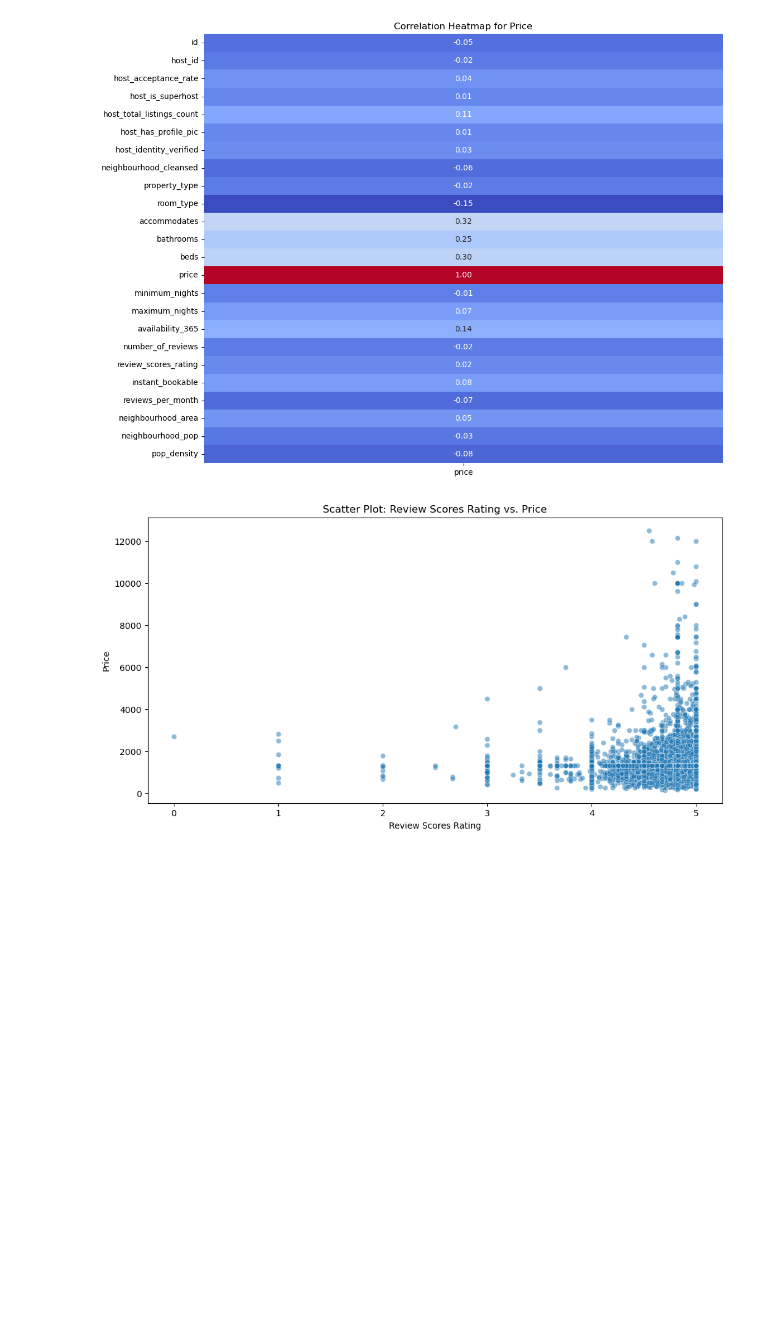
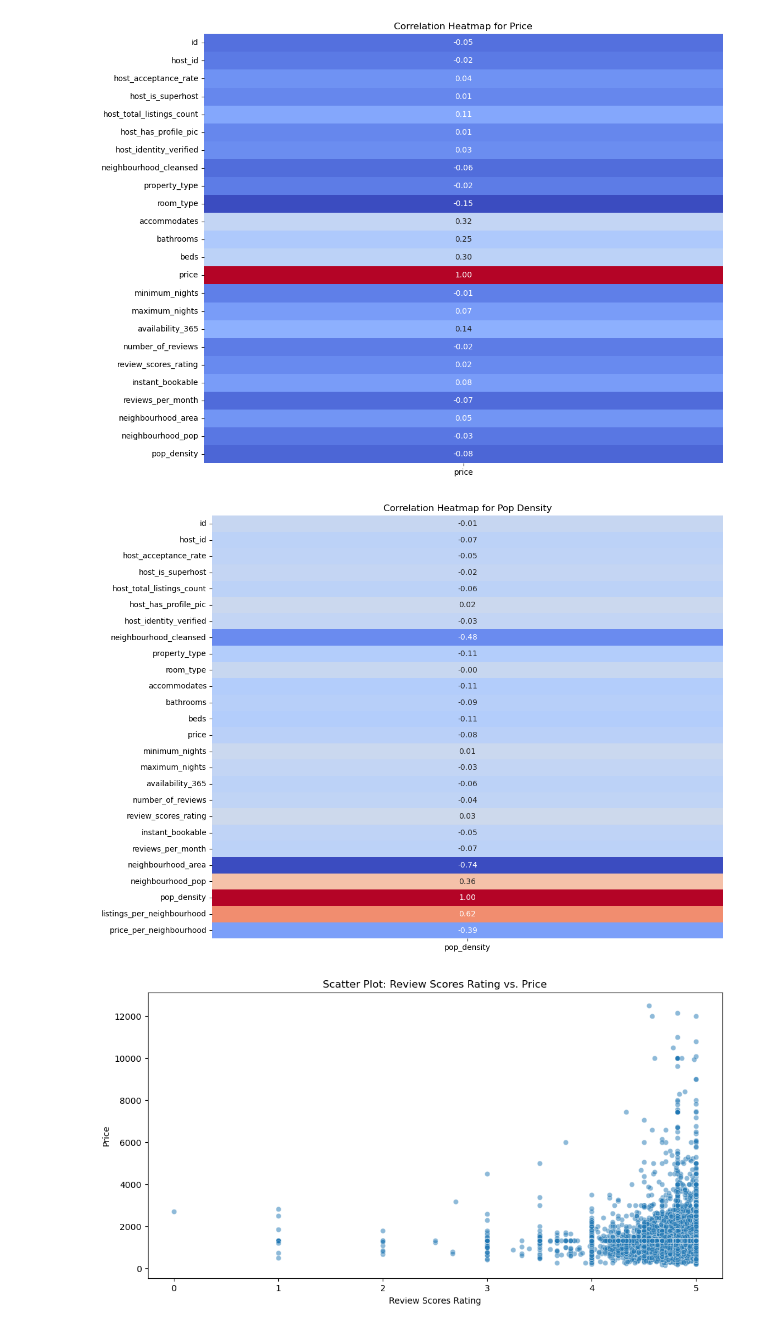
Before and after one commit to JuliusLansner/BI-Exam-Project, a Jupyter notebook: Airbnb cleaning.ipynb, the cells around one changed output. Drawn from its saved outputs; the diff is of its cells as text; code cells hidden in the pictures; blank space fills up the shorter version.

Commit message:
corr matrix pop density

```diff
--- a/Airbnb cleaning.ipynb
+++ b/Airbnb cleaning.ipynb
@@ -870,6 +870,16 @@ plt.title('Correlation Heatmap for Price')
 plt.show()
 # %% [output]
 [figure]
+# %%
+correlation_matrix = cph_listings_df.corr()
+price_correlation = correlation_matrix['pop_density']
+
+plt.figure(figsize=(12, 10))
+sns.heatmap(price_correlation.to_frame(), cmap='coolwarm', annot=True, fmt=".2f", cbar=False)
+plt.title('Correlation Heatmap for Pop Density')
+plt.show()
+# %% [output]
+[figure, added]
 # %%
 plt.figure(figsize=(12, 6))
 sns.scatterplot(x='review_scores_rating', y='price', data=cph_listings_df, alpha=0.5)
```
